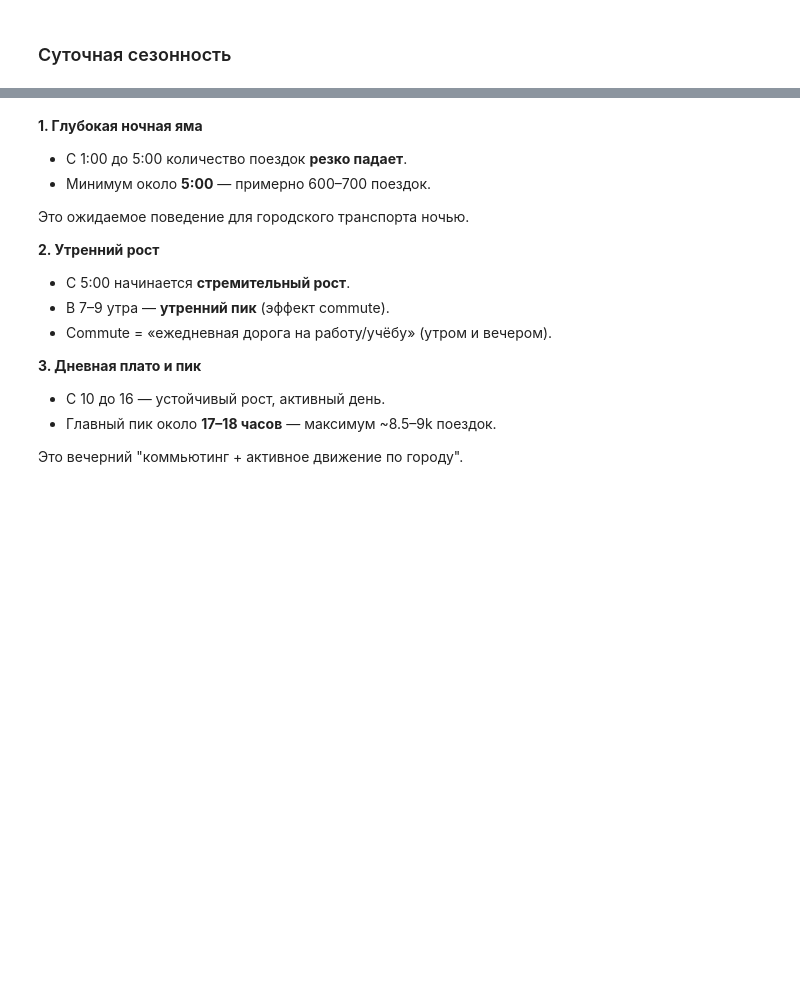
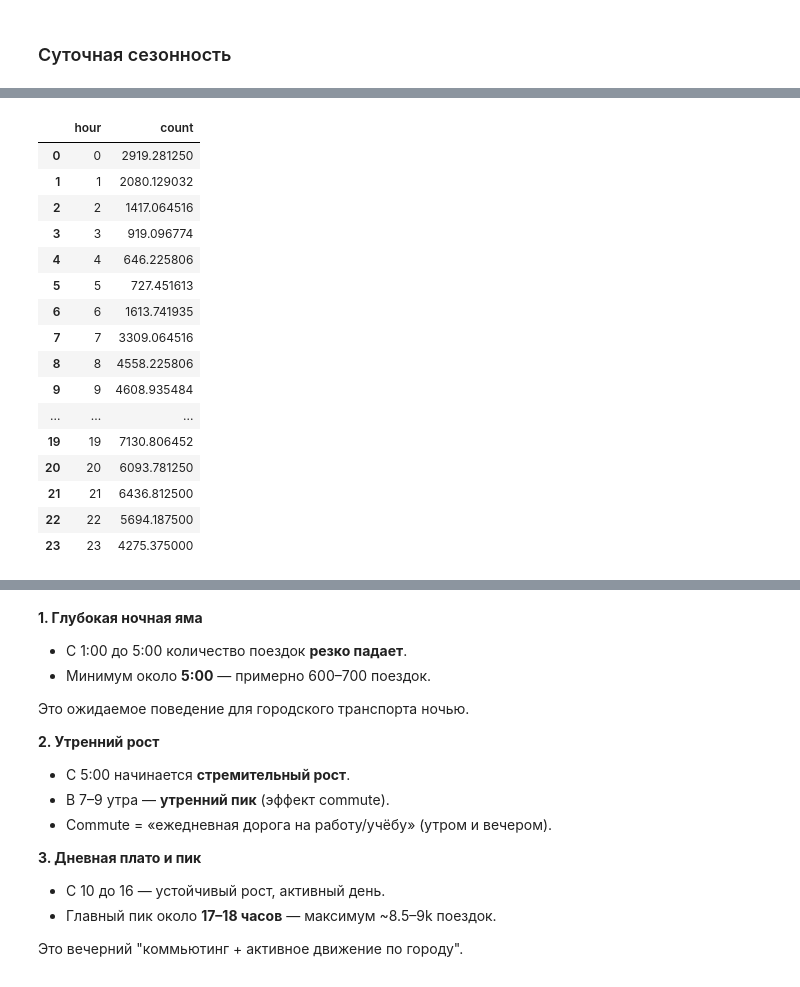
Before and after one commit to cpython-projects/da_1709, a Jupyter notebook: lesson_19.ipynb, the cells around one changed output, grey strips where cells are left out. Saved outputs shown, nothing was run; the diff lists cells and outputs as text; code cells hidden in the pictures; blank space fills up the shorter version.

```diff
--- a/lesson_19.ipynb
+++ b/lesson_19.ipynb
@@ -754,0 +812,4 @@ daily_profile = (
+# %%
+daily_profile = ts.to_frame("count")
+
+daily_profile
@@ -754,0 +831,3 @@ daily_profile = (
+# %%
+daily_profile['hour'] = daily_profile.index.hour
+daily_profile
@@ -755,3 +849,24 @@ daily_profile = (
+# %%
+daily_profile = daily_profile.groupby("hour")["count"].mean().reset_index()
+daily_profile
+# %% [output]
+|  | hour | count |
+| 0 | 0 | 2919.281250 |
+| 1 | 1 | 2080.129032 |
+| 2 | 2 | 1417.064516 |
+| 3 | 3 | 919.096774 |
+| 4 | 4 | 646.225806 |
+| 5 | 5 | 727.451613 |
+| 6 | 6 | 1613.741935 |
+| 7 | 7 | 3309.064516 |
+| 8 | 8 | 4558.225806 |
+| 9 | 9 | 4608.935484 |
+| ... | ... | ... |
+| 19 | 19 | 7130.806452 |
+| 20 | 20 | 6093.781250 |
+| 21 | 21 | 6436.812500 |
+| 22 | 22 | 5694.187500 |
+| 23 | 23 | 4275.375000 |
 # %%
 fig = px.line(
     daily_profile,
```
Also changed, not shown: parts of 20 cells of this notebook.
